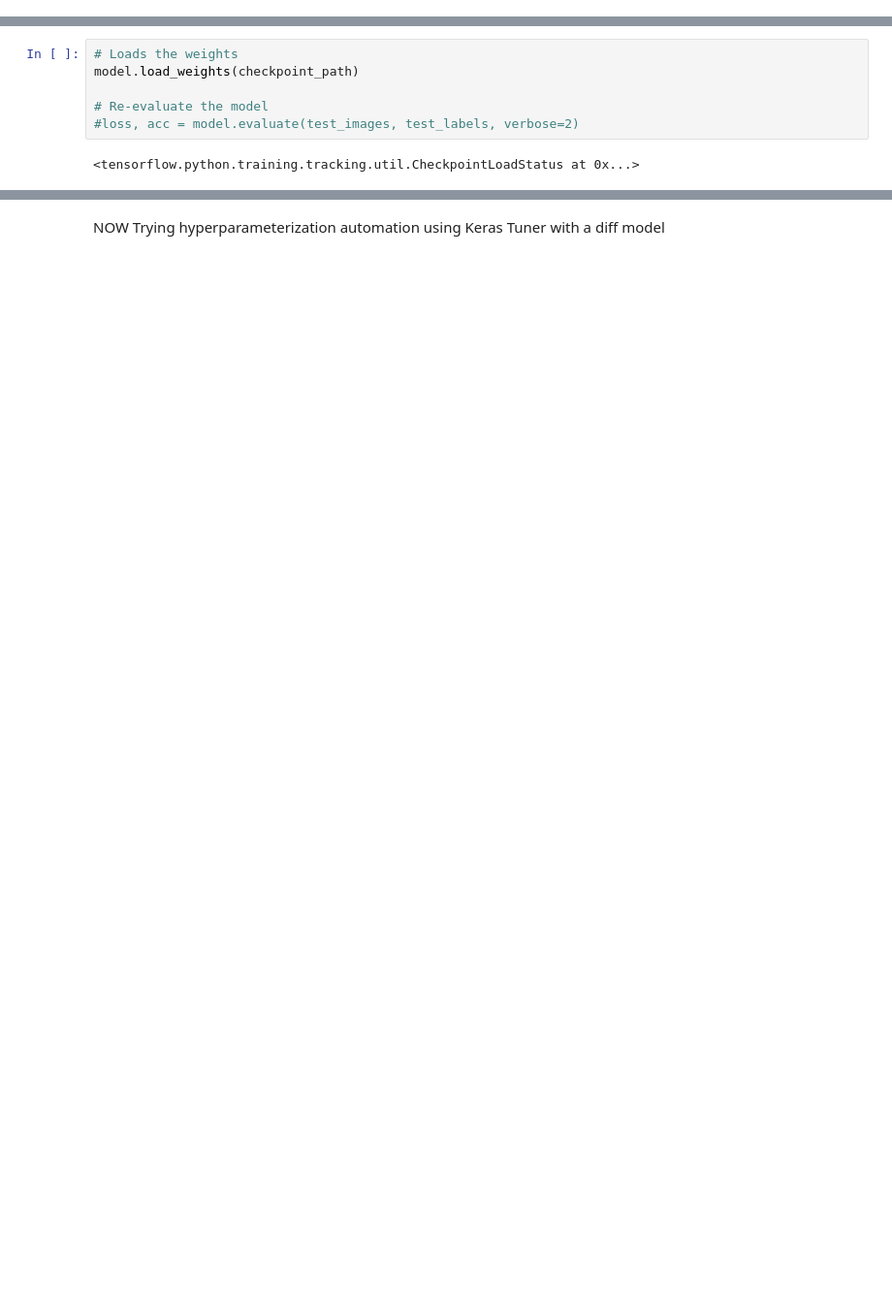
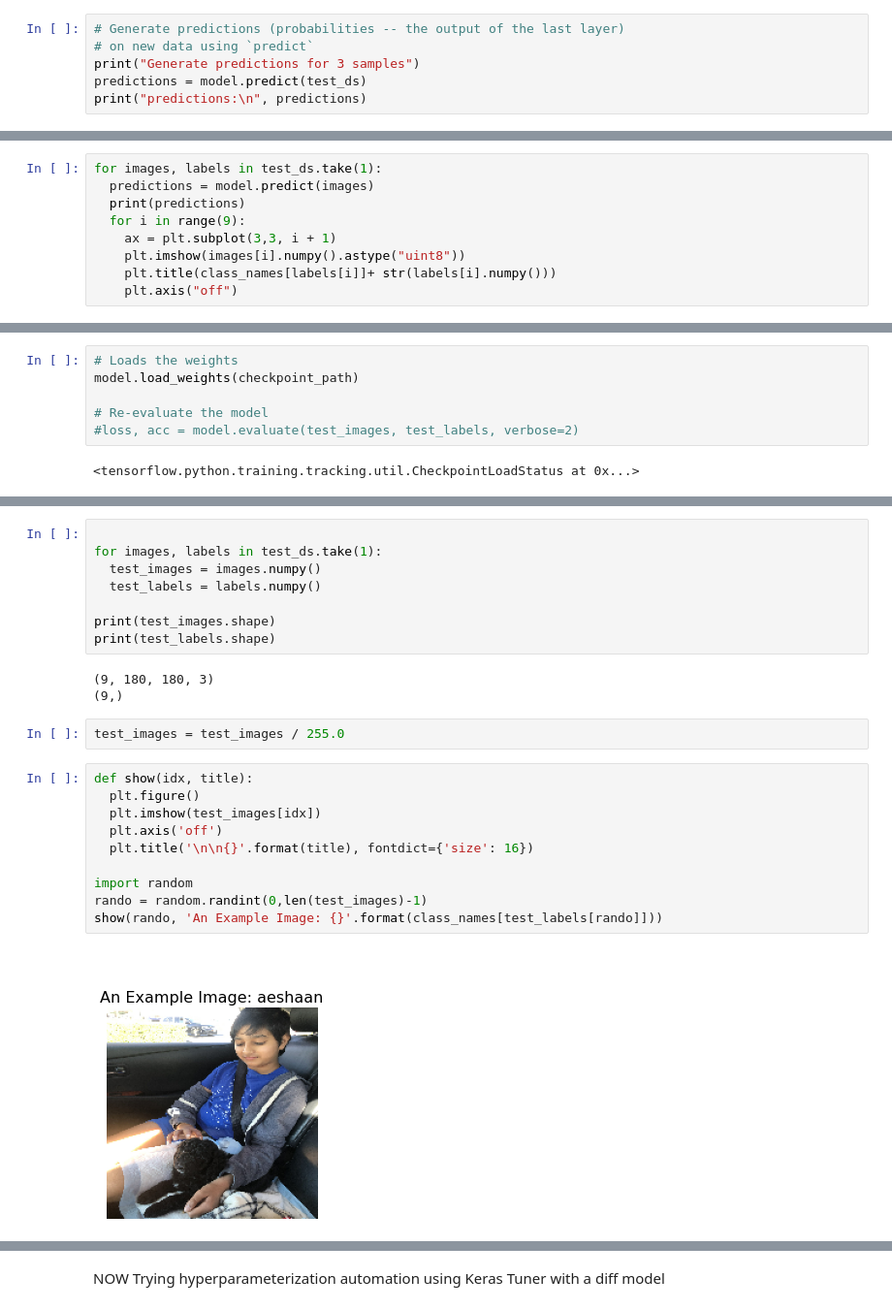
Before and after one commit to eshmaapps/UIUtils, a Jupyter notebook: us2.ipynb, the cells around one changed output, grey strips where cells are left out. Shown at 97% size. Saved outputs shown, nothing was run; the diff lists cells and outputs as text; blank space fills up the shorter version.

```diff
--- a/us2.ipynb
+++ b/us2.ipynb
@@ -174,0 +148,6 @@ KeyboardInterrupt: ignored
+# %%
+# Generate predictions (probabilities -- the output of the last layer)
+# on new data using `predict`
+print("Generate predictions for 3 samples")
+predictions = model.predict(test_ds)
+print("predictions:\n", predictions)
@@ -174,0 +166,9 @@ KeyboardInterrupt: ignored
+# %%
+for images, labels in test_ds.take(1):
+  predictions = model.predict(images)
+  print(predictions)
+  for i in range(9):
+    ax = plt.subplot(3,3, i + 1)
+    plt.imshow(images[i].numpy().astype("uint8"))
+    plt.title(class_names[labels[i]]+ str(labels[i].numpy()))
+    plt.axis("off")
@@ -201,0 +281,25 @@ model.load_weights(checkpoint_path)
+# %%
+
+for images, labels in test_ds.take(1):
+  test_images = images.numpy()
+  test_labels = labels.numpy()
+
+print(test_images.shape)
+print(test_labels.shape)
+# %% [output]
+(9, 180, 180, 3)
+(9,)
+# %%
+test_images = test_images / 255.0
+# %%
+def show(idx, title):
+  plt.figure()
+  plt.imshow(test_images[idx])
+  plt.axis('off')
+  plt.title('\n\n{}'.format(title), fontdict={'size': 16})
+
+import random
+rando = random.randint(0,len(test_images)-1)
+show(rando, 'An Example Image: {}'.format(class_names[test_labels[rando]]))
+# %% [output]
+[figure, added]
```
Also changed, not shown: parts of 47 cells of this notebook.
